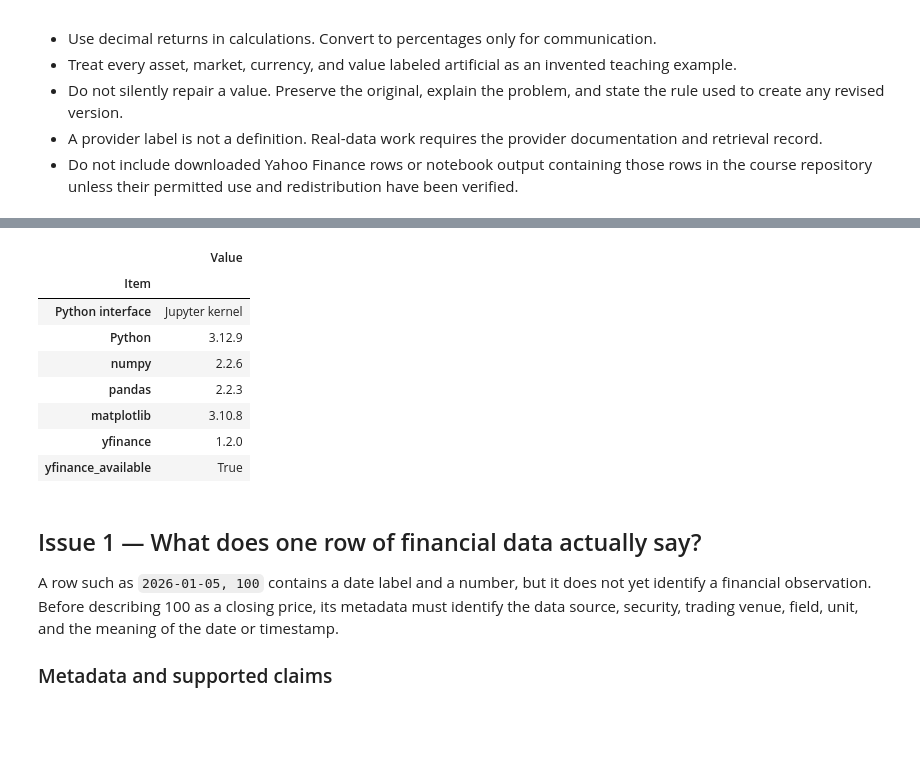
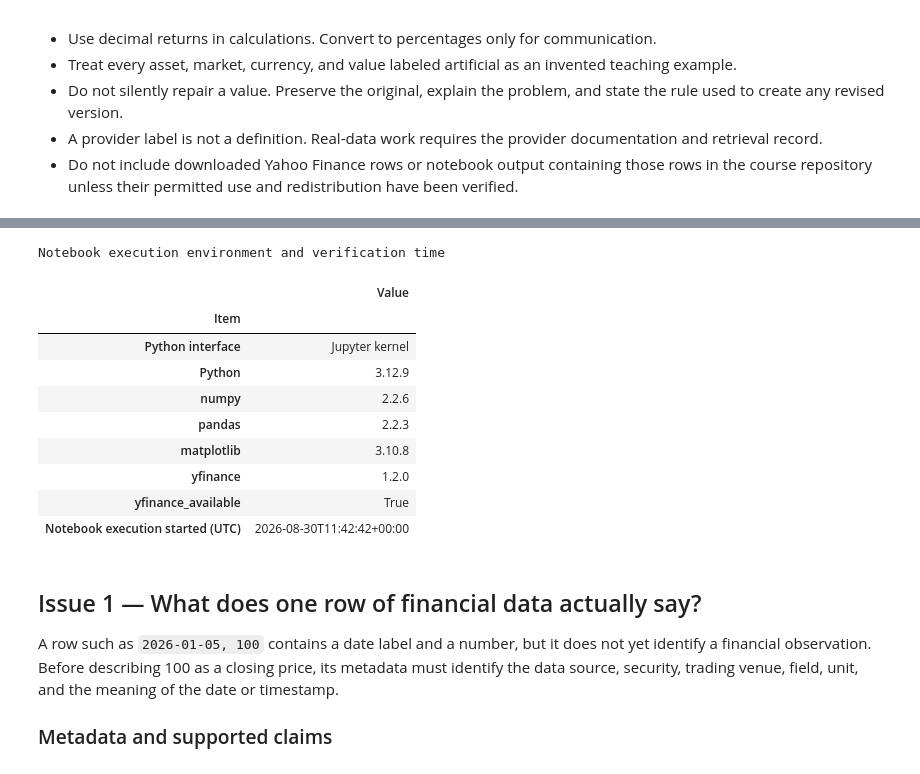
Before and after one commit to KennethWYLee/FinTech, a Jupyter notebook: course/02/week2_main.ipynb, the cells around one changed output, grey strips where cells are left out. Saved outputs shown, nothing was run; the diff lists cells and outputs as text; code cells hidden in the pictures; blank space fills up the shorter version.

Commit message:
Refine Week 2 notebook guidance and records

```diff
--- a/course/02/week2_main.ipynb
+++ b/course/02/week2_main.ipynb
@@ -168,4 +164,5 @@ Preserve the output of every applicable check. A passed assertion does not repla
 # %%
+from datetime import datetime, timezone
 from importlib.metadata import PackageNotFoundError, version
 import platform
 
@@ -174,6 +171,8 @@ import numpy as np
 import pandas as pd
 import matplotlib.pyplot as plt
 from IPython.display import display
+
+NOTEBOOK_RUN_STARTED_UTC = datetime.now(timezone.utc)
 
 try:
     import yfinance as yf
@@ -200,34 +199,43 @@ plt.rcParams.update(
 
 def show_figure_with_alt_text(figure, alt_text):
     # Display one matplotlib figure with alternative text in notebook output.
     if not isinstance(alt_text, str) or not alt_text.strip():
         raise ValueError("Figure alternative text must be a nonempty string.")
     display(figure, metadata={"image/png": {"alt": alt_text.strip()}})
     plt.close(figure)
 
 environment = pd.Series(
     {
         "Python interface": "Jupyter kernel",
         "Python": platform.python_version(),
         "numpy": np.__version__,
         "pandas": pd.__version__,
         "matplotlib": mpl.__version__,
         "yfinance": YFINANCE_VERSION,
         "yfinance_available": YFINANCE_AVAILABLE,
+        "Notebook execution started (UTC)": NOTEBOOK_RUN_STARTED_UTC.isoformat(
+            timespec="seconds"
+        ),
     },
     name="environment",
 )
-display(environment.rename_axis("Item").to_frame("Value"))
+display(
+    environment.rename_axis("Item").to_frame("Value").style.set_caption(
+        "Notebook execution environment and verification time"
+    )
+)
 # %% [output]
+Notebook execution environment and verification time
 |  | Value |
 | Item |  |
 | Python interface | Jupyter kernel |
 | Python | 3.12.9 |
 | numpy | 2.2.6 |
 | pandas | 2.2.3 |
 | matplotlib | 3.10.8 |
 | yfinance | 1.2.0 |
 | yfinance_available | True |
+| Notebook execution started (UTC) | 2026-08-30T11:42:42+00:00 |
 # %% [markdown]
 ## Issue 1 — What does one row of financial data actually say?
 
```
Also changed, not shown: parts of 7 cells of this notebook.
